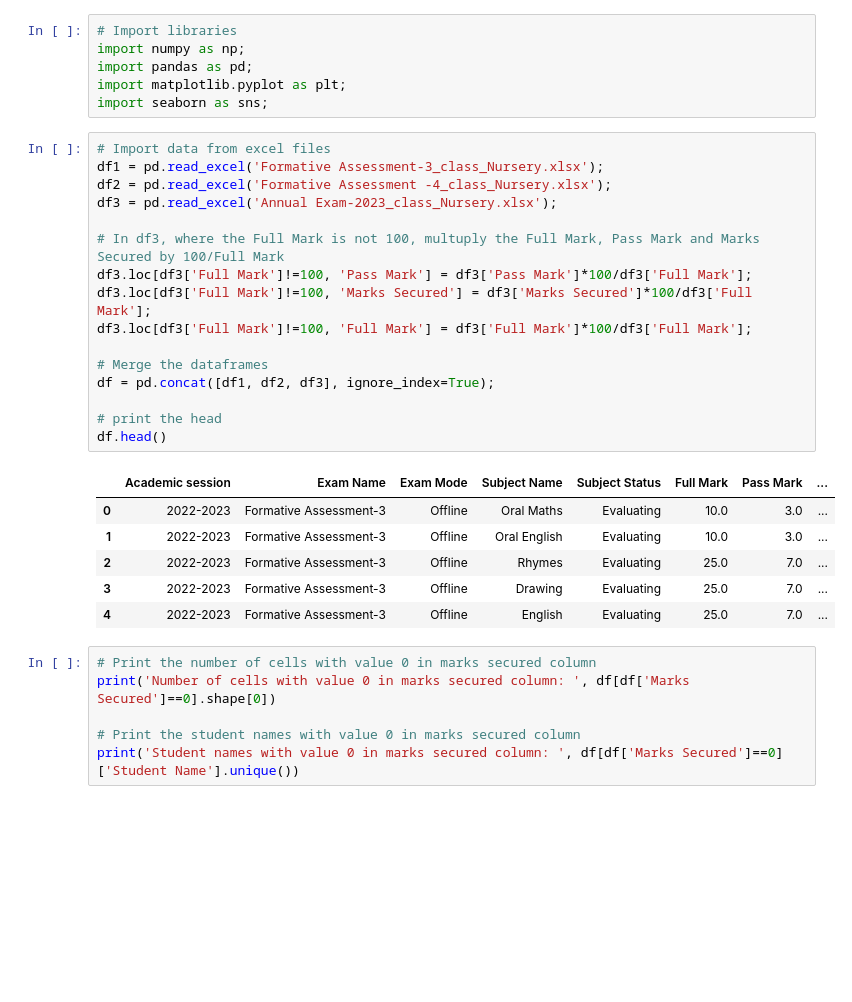
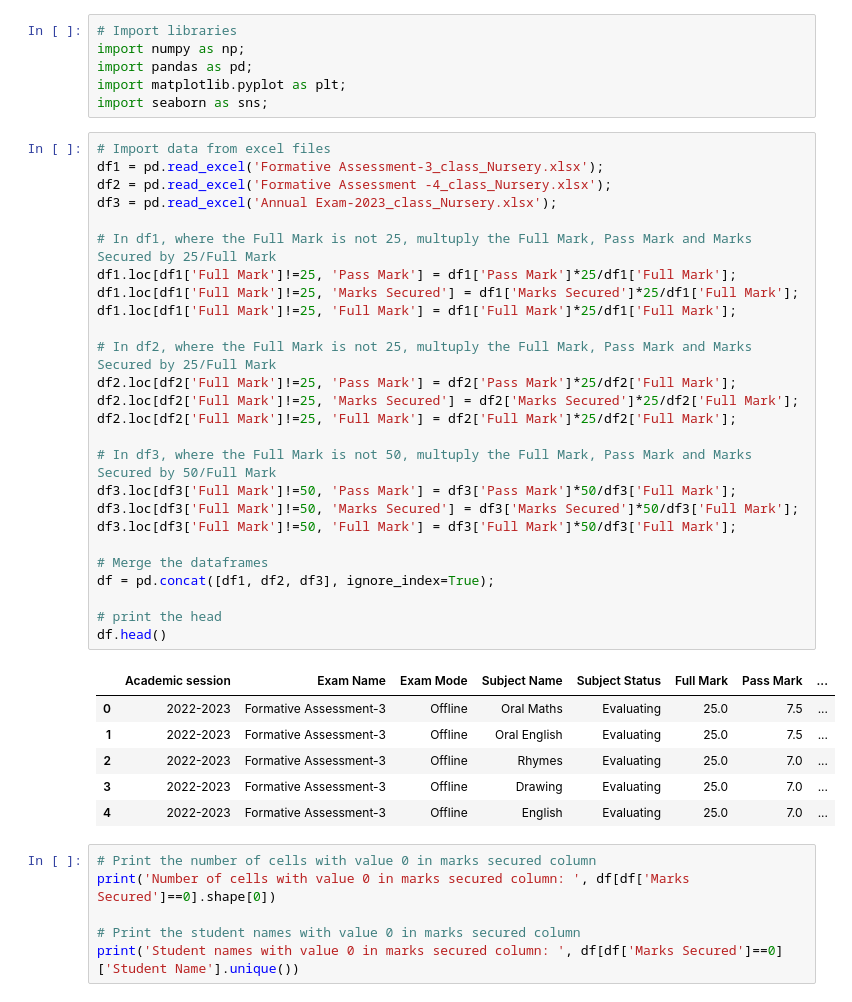
Before and after one commit to tek2991/Results, a Jupyter notebook: NURSERY/process_final.ipynb, the cells around one changed output. Saved outputs shown, nothing was run; the diff lists cells and outputs as text; blank space fills up the shorter version.

```diff
--- a/NURSERY/process_final.ipynb
+++ b/NURSERY/process_final.ipynb
@@ -7,23 +7,33 @@ import seaborn as sns;
 # %%
 # Import data from excel files
 df1 = pd.read_excel('Formative Assessment-3_class_Nursery.xlsx');
 df2 = pd.read_excel('Formative Assessment -4_class_Nursery.xlsx');
 df3 = pd.read_excel('Annual Exam-2023_class_Nursery.xlsx');
 
-# In df3, where the Full Mark is not 100, multuply the Full Mark, Pass Mark and Marks Secured by 100/Full Mark
-df3.loc[df3['Full Mark']!=100, 'Pass Mark'] = df3['Pass Mark']*100/df3['Full Mark'];
-df3.loc[df3['Full Mark']!=100, 'Marks Secured'] = df3['Marks Secured']*100/df3['Full Mark'];
-df3.loc[df3['Full Mark']!=100, 'Full Mark'] = df3['Full Mark']*100/df3['Full Mark'];
+# In df1, where the Full Mark is not 25, multuply the Full Mark, Pass Mark and Marks Secured by 25/Full Mark
+df1.loc[df1['Full Mark']!=25, 'Pass Mark'] = df1['Pass Mark']*25/df1['Full Mark'];
+df1.loc[df1['Full Mark']!=25, 'Marks Secured'] = df1['Marks Secured']*25/df1['Full Mark'];
+df1.loc[df1['Full Mark']!=25, 'Full Mark'] = df1['Full Mark']*25/df1['Full Mark'];
+
+# In df2, where the Full Mark is not 25, multuply the Full Mark, Pass Mark and Marks Secured by 25/Full Mark
+df2.loc[df2['Full Mark']!=25, 'Pass Mark'] = df2['Pass Mark']*25/df2['Full Mark'];
+df2.loc[df2['Full Mark']!=25, 'Marks Secured'] = df2['Marks Secured']*25/df2['Full Mark'];
+df2.loc[df2['Full Mark']!=25, 'Full Mark'] = df2['Full Mark']*25/df2['Full Mark'];
+
+# In df3, where the Full Mark is not 50, multuply the Full Mark, Pass Mark and Marks Secured by 50/Full Mark
+df3.loc[df3['Full Mark']!=50, 'Pass Mark'] = df3['Pass Mark']*50/df3['Full Mark'];
+df3.loc[df3['Full Mark']!=50, 'Marks Secured'] = df3['Marks Secured']*50/df3['Full Mark'];
+df3.loc[df3['Full Mark']!=50, 'Full Mark'] = df3['Full Mark']*50/df3['Full Mark'];
 
 # Merge the dataframes
 df = pd.concat([df1, df2, df3], ignore_index=True);
 
 # print the head
 df.head()
 # %% [output]
 |  | Academic session | Exam Name | Exam Mode | Subject Name | Subject Status | Full Mark | Pass Mark | ... |
-| 0 | 2022-2023 | Formative Assessment-3 | Offline | Oral Maths | Evaluating | 10.0 | 3.0 | ... |
-| 1 | 2022-2023 | Formative Assessment-3 | Offline | Oral English | Evaluating | 10.0 | 3.0 | ... |
+| 0 | 2022-2023 | Formative Assessment-3 | Offline | Oral Maths | Evaluating | 25.0 | 7.5 | ... |
+| 1 | 2022-2023 | Formative Assessment-3 | Offline | Oral English | Evaluating | 25.0 | 7.5 | ... |
 | 2 | 2022-2023 | Formative Assessment-3 | Offline | Rhymes | Evaluating | 25.0 | 7.0 | ... |
 | 3 | 2022-2023 | Formative Assessment-3 | Offline | Drawing | Evaluating | 25.0 | 7.0 | ... |
 | 4 | 2022-2023 | Formative Assessment-3 | Offline | English | Evaluating | 25.0 | 7.0 | ... |
```
Also changed, not shown: parts of 6 cells of this notebook, 5 other files.
